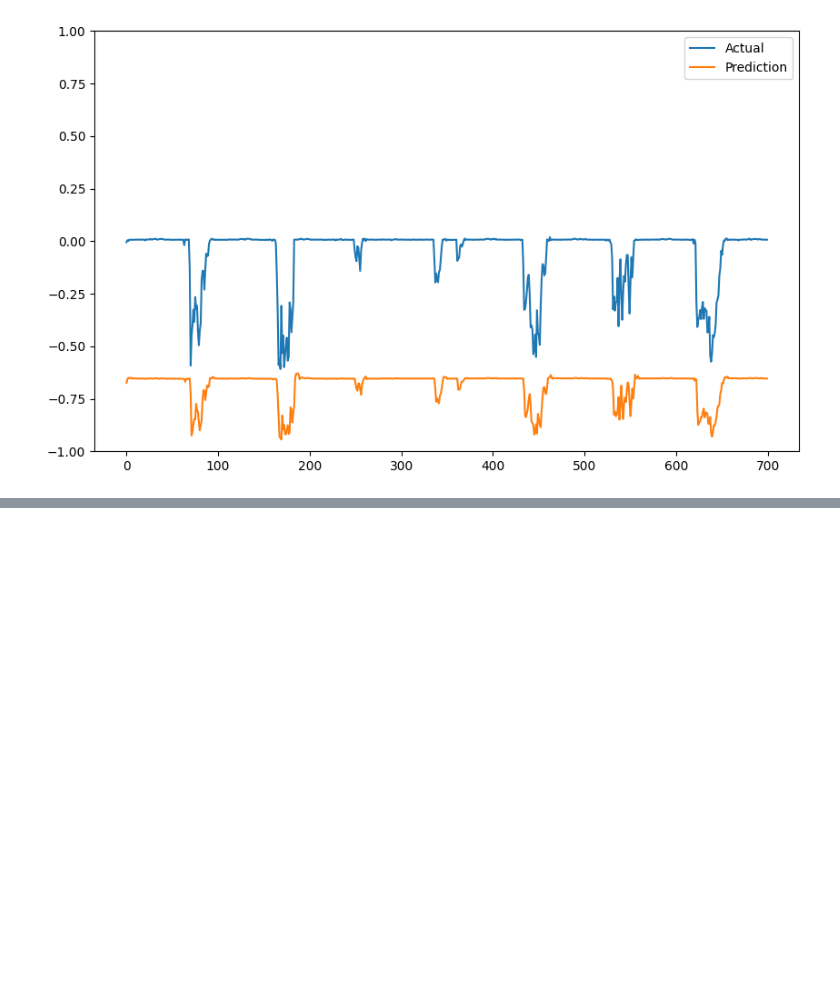
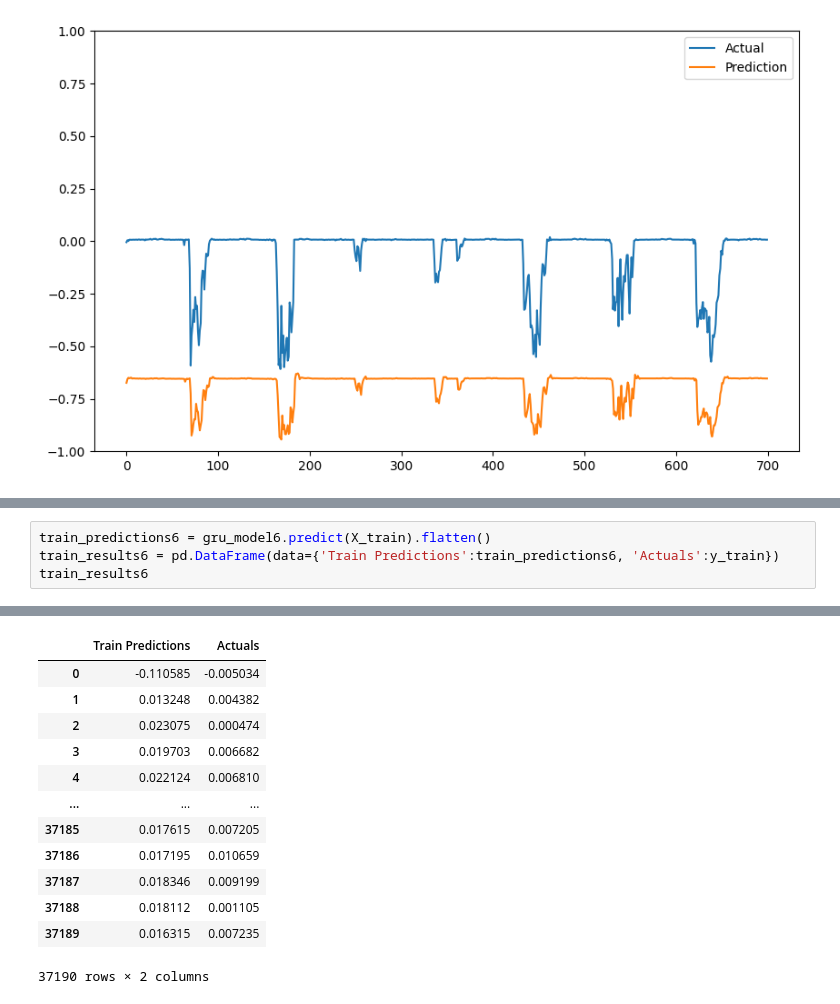
Before and after one commit to dguiraldes/aml_project, a Jupyter notebook: Adri_GRU_2.ipynb, the cells around one changed output, grey strips where cells are left out. Drawn from its saved outputs; the diff is of its cells as text; blank space fills up the shorter version.

```diff
--- a/Adri_GRU_2.ipynb
+++ b/Adri_GRU_2.ipynb
@@ -668,0 +698,5 @@ Training MAE: 0.6445599272541912
+# %%
+train_predictions6 = gru_model6.predict(X_train).flatten()
+train_results6 = pd.DataFrame(data={'Train Predictions':train_predictions6, 'Actuals':y_train})
+train_results6
+# %% [output]
@@ -668,0 +704,13 @@ Training MAE: 0.6445599272541912
+|  | Train Predictions | Actuals |
+| 0 | -0.110585 | -0.005034 |
+| 1 | 0.013248 | 0.004382 |
+| 2 | 0.023075 | 0.000474 |
+| 3 | 0.019703 | 0.006682 |
+| 4 | 0.022124 | 0.006810 |
+| ... | ... | ... |
+| 37185 | 0.017615 | 0.007205 |
+| 37186 | 0.017195 | 0.010659 |
+| 37187 | 0.018346 | 0.009199 |
+| 37188 | 0.018112 | 0.001105 |
+| 37189 | 0.016315 | 0.007235 |
+37190 rows × 2 columns
```
Also changed, not shown: parts of 8 cells of this notebook, 1 other file.
